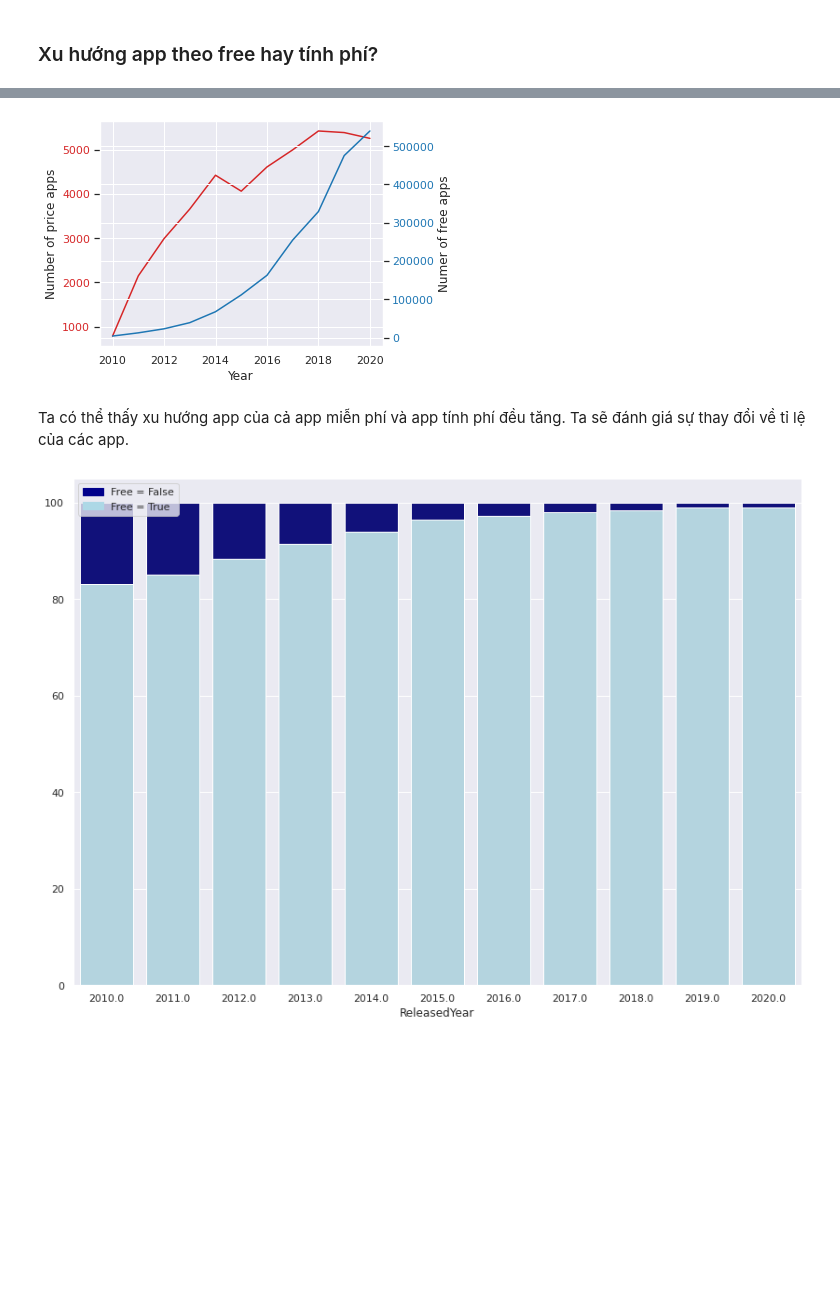
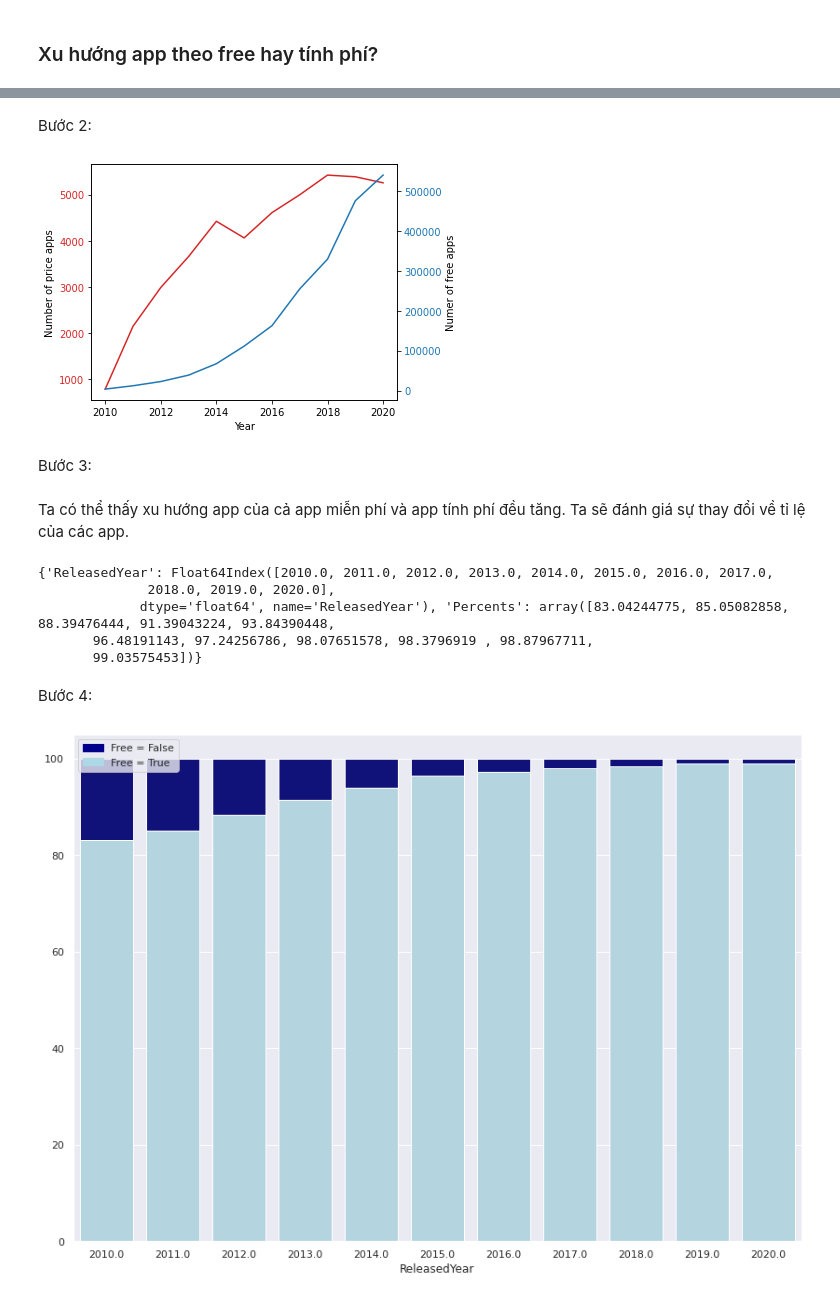
Before and after one commit to ldtpvince/P4DS_FINAL_PJ, a Jupyter notebook: 18120143-18120512.ipynb, the cells around one changed output, grey strips where cells are left out. Saved outputs shown, nothing was run; the diff lists cells and outputs as text; code cells hidden in the pictures; blank space fills up the shorter version.

```diff
--- a/18120143-18120512.ipynb
+++ b/18120143-18120512.ipynb
@@ -415,0 +429,4 @@ Vì xu hướng này khó có thể đưa ra lời giải thích phù hợp nh
+# %%
+apps_by_year = gps_df.groupby(['ReleasedYear', 'Free'])['ReleasedYear'].agg('count')
+apps_by_year = apps_by_year.loc[:2020]
+apps_by_year
@@ -416,29 +451,43 @@ Vì xu hướng này khó có thể đưa ra lời giải thích phù hợp nh
+# %% [markdown]
+Bước 2:
 # %%
-free_apps_by_year = gps_df.groupby(['ReleasedYear', 'Free'])['ReleasedYear'].agg('count')
-free_apps_by_year = free_apps_by_year.loc[:2020]
-#print(free_apps_by_year)
-
 fig, ax1 = plt.subplots()
 
 color = 'tab:red'
 ax1.set_xlabel('Year')
 ax1.set_ylabel('Number of price apps')
-ax1.plot(free_apps_by_year.loc[:, 0], color=color)
+ax1.plot(apps_by_year.loc[:, 0], color=color)
 ax1.tick_params(axis='y', labelcolor=color)
 
 ax2 = ax1.twinx()
 
 color = 'tab:blue'
 ax2.set_ylabel('Numer of free apps')
-ax2.plot(free_apps_by_year.loc[:, 1], color=color)
+ax2.plot(apps_by_year.loc[:, 1], color=color)
 ax2.tick_params(axis='y', labelcolor=color)
 
 fig.tight_layout()
 plt.show()
 # %% [output]
-[figure, old version]
+[figure, new version]
+# %% [markdown]
+Bước 3:
 # %% [markdown]
 Ta có thể thấy xu hướng app của cả app miễn phí và app tính phí đều tăng. Ta sẽ đánh giá sự thay đổi về tỉ lệ của các app.
+# %%
+apps_by_percents = apps_by_year.groupby(level=0).apply(lambda x: 100 * x / float(x.sum()))
+year_index = apps_by_year.index.get_level_values(0).unique()
+apps_percents = {'ReleasedYear': year_index, 'Percents': apps_by_percents.loc[:, 0].values + apps_by_percents.loc[:, 1].values}
+free_apps_percents = {'ReleasedYear': year_index, 'Percents': apps_by_percents.loc[:, 1].values}
+print(free_apps_percents)
+# %% [output]
+{'ReleasedYear': Float64Index([2010.0, 2011.0, 2012.0, 2013.0, 2014.0, 2015.0, 2016.0, 2017.0,
+              2018.0, 2019.0, 2020.0],
+             dtype='float64', name='ReleasedYear'), 'Percents': array([83.04244775, 85.05082858, 88.39476444, 91.39043224, 93.84390448,
+       96.48191143, 97.24256786, 98.07651578, 98.3796919 , 98.87967711,
+       99.03575453])}
+# %% [markdown]
+Bước 4:
 # %%
 # set the figure size and background color
 plt.figure(figsize=(14, 10))
```
Also changed, not shown: parts of 16 cells of this notebook.
